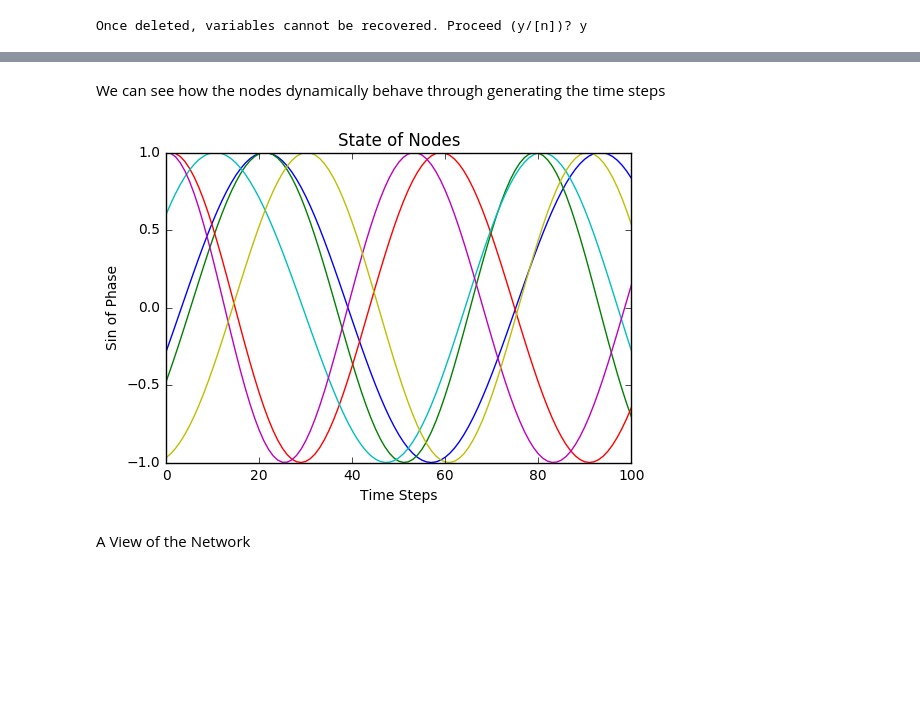
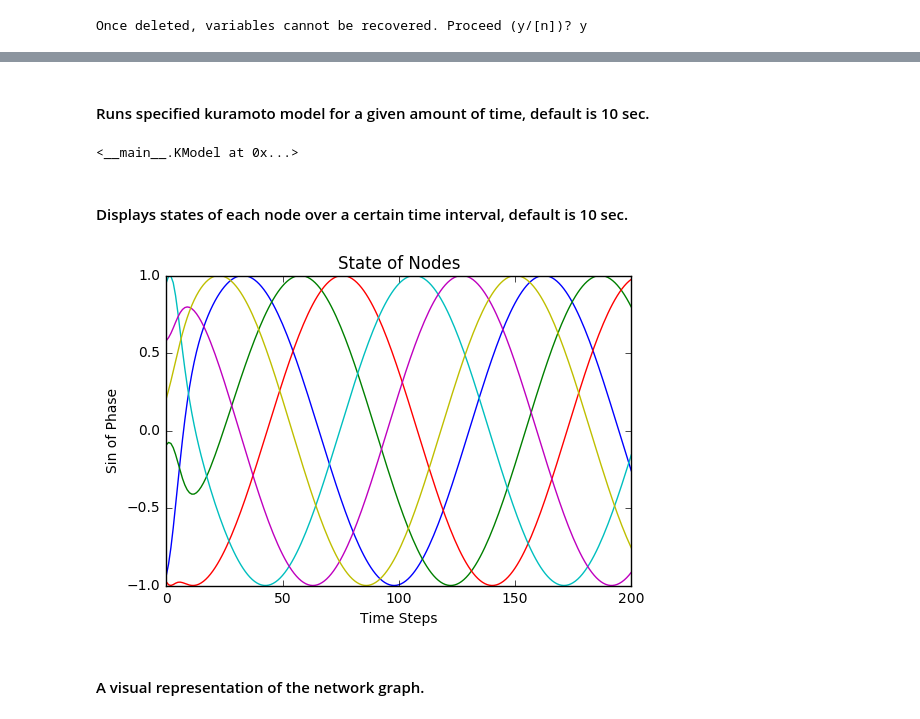
Before and after one commit to virati/KuramotoDBS, a Jupyter notebook: Kuramoto Model.ipynb, the cells around one changed output, grey strips where cells are left out. Drawn from its saved outputs; the diff is of its cells as text; code cells hidden in the pictures; blank space fills up the shorter version.

Commit message:
Added some dynamic functionality

```diff
--- a/Kuramoto Model.ipynb
+++ b/Kuramoto Model.ipynb
@@ -104,25 +147,33 @@ class KModel:
     def int_frq(self):
         return self.w
-# %% [markdown]
-We can see how the nodes dynamically behave through generating the time steps
+# %% [markdown]
+#### Runs specified kuramoto model for a given amount of time, default is 10 sec.
+# %%
+K= KModel()
+def run_model(K,t = 10):
+    for ts in range(0,int(t/K.dt)):
+        K.step()
+    return K
+run_model(K,10)
+# %% [output]
+<__main__.KModel at 0x...>
+# %% [markdown]
+#### Displays states of each node over a certain time interval, default is 10 sec.
 # %%
-def time_course():
-    K = KModel()
-    time = 10
-
-    for ts in range(0,int(time/K.dt)):
-        K.step()
+K = KModel()
+def state_course(K, time = 10):
+    run_model(K,time)
 
     plt.figure()
     plt.plot(np.sin(K.states.T))
     plt.xlabel('Time Steps')
     plt.ylabel('Sin of Phase')
     plt.title('State of Nodes')
     plt.xlim((0,int(time/K.dt)))
     plt.show()
-time_course()
+time_course(K)
 # %% [output]
-[figure, old version]
+[figure, new version]
-# %% [markdown]
-A View of the Network
+# %% [markdown]
+#### A visual representation of the network graph.
 # %%
```
Also changed, not shown: parts of 25 cells of this notebook, 2 other files.
